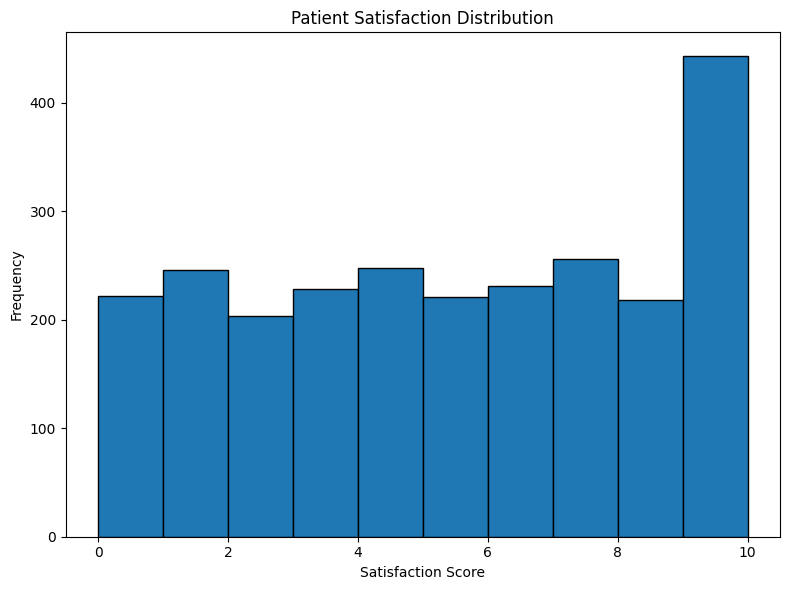
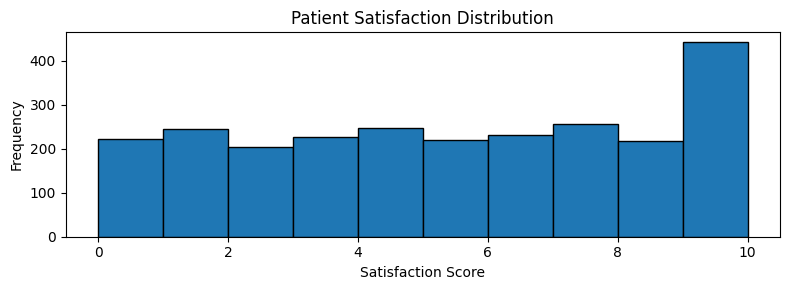
The notebook cell's code change between the first figure and the second:
--- before
+++ after
@@ -1,3 +1,3 @@
-plt.figure(figsize=(8, 6))
+plt.figure(figsize=(8, 3))
 plt.hist(df["patient_satisfaction_score"], edgecolor = "black")
 plt.title("Patient Satisfaction Distribution")

Commit: removed the unwanted variable "ax"